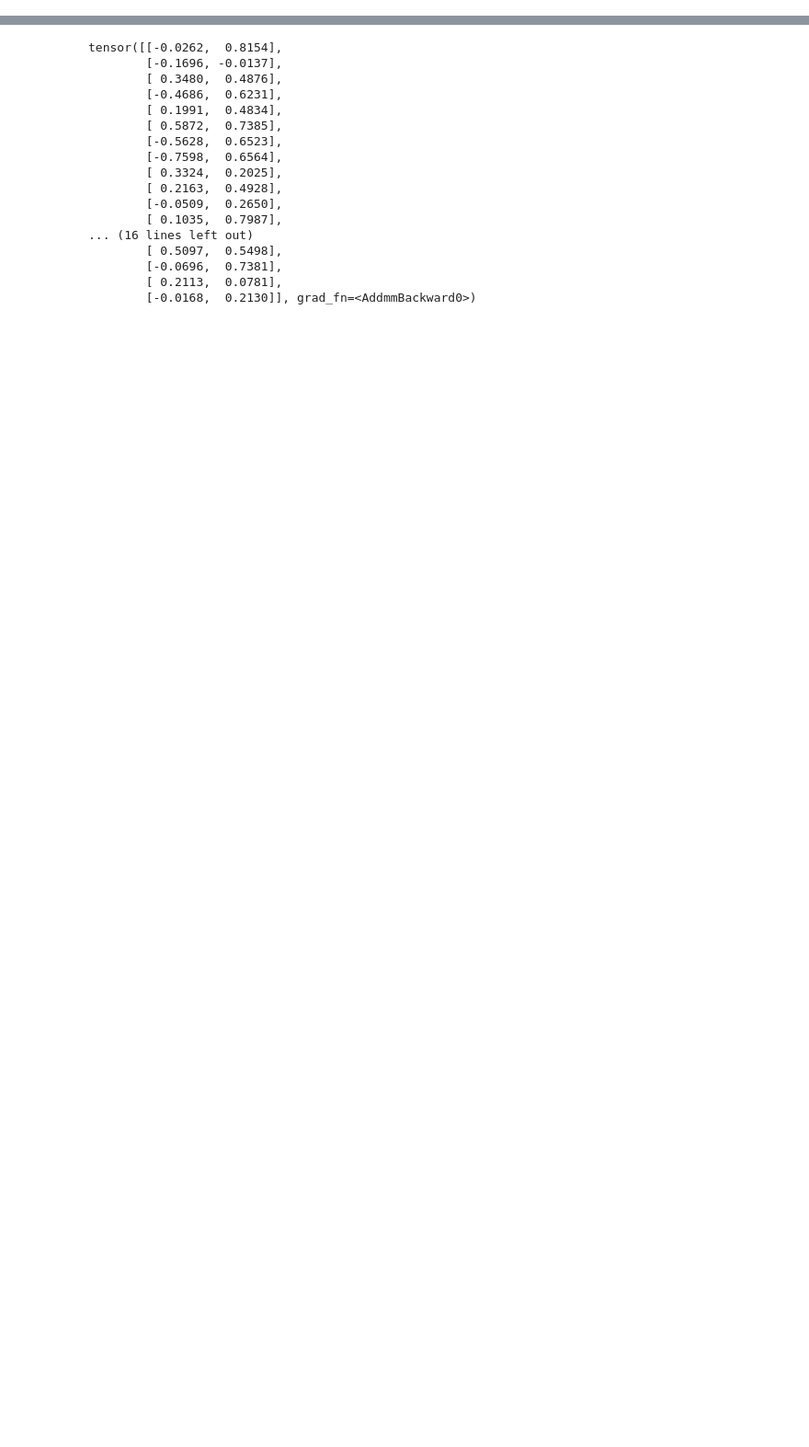
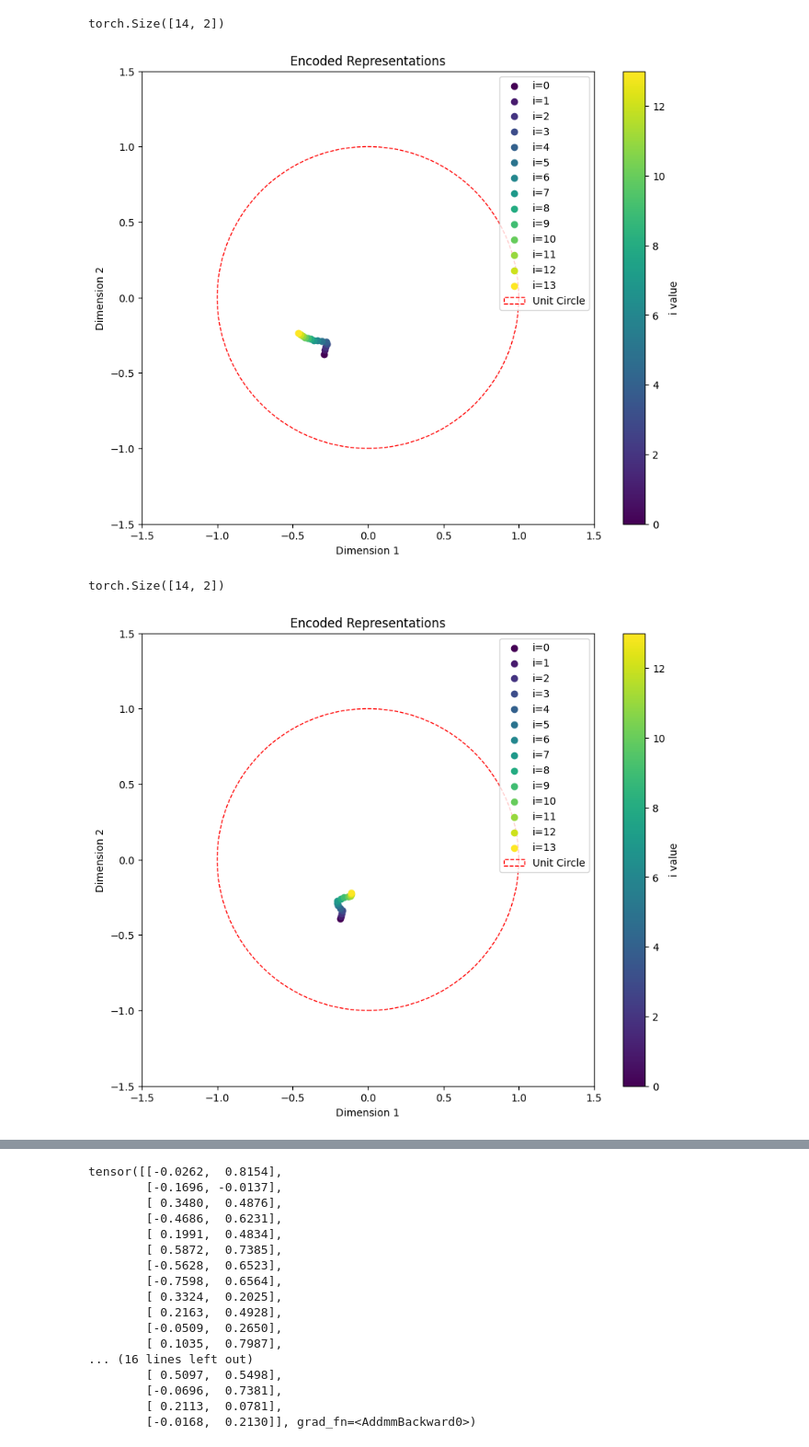
Before and after one commit to YongweiChe/hyperbolic-gcrl, a Jupyter notebook: SetViz.ipynb, the cells around one changed output, grey strips where cells are left out. Shown at 92% size. Drawn from its saved outputs; the diff is of its cells as text; code cells hidden in the pictures; blank space fills up the shorter version.

Commit message:
add set experiments

```diff
--- a/SetViz.ipynb
+++ b/SetViz.ipynb
@@ -42,0 +32,24 @@ encoder2.load_state_dict(torch.load(e2_path, map_location=torch.device(device)))
+# %%
+embedding_dim = 2
+
+e1_path = f'models/set_experiment2_hyperbolic_True_epochs_128_temp_0.1_trajectories_10000_order__maze_blocker_embeddingdim_2_gamma_0.1_batch_128_hyp_layers_2_encoder1_epoch_128.pth'
+e2_path = f'models/set_experiment2_hyperbolic_True_epochs_128_temp_0.1_trajectories_10000_order__maze_blocker_embeddingdim_2_gamma_0.1_batch_128_hyp_layers_2_encoder1_epoch_128.pth'
+
+hyperbolic=True
+
+manifold = PoincareBall(c=Curvature(value=1.0, requires_grad=True))
+
+if hyperbolic:
+    encoder1 = HyperbolicDeepSet(input_dim=2, hidden_dim=64, output_dim=embedding_dim, manifold=manifold).to(device)
+    # encoder2 = HyperbolicDeepSet(input_dim=2, hidden_dim=64, output_dim=config.embedding_dim, manifold=manifold).to(device)
+
+else:
+    PC = True
+    encoder1 = DeepSet(input_dim=2, hidden_dim=64, output_dim=embedding_dim).to(device)
+    if PC:
+        encoder1 = PointCloudEncoder(input_dim=2, output_dim=embedding_dim).to(device)
+    # encoder2 = DeepSet(input_dim=2, hidden_dim=64, output_dim=config.embedding_dim).to(device)
+
+encoder1.load_state_dict(torch.load(e1_path, map_location=torch.device(device)))
+
+# encoder2.load_state_dict(torch.load(e2_path, map_location=torch.device(device)))
@@ -127,0 +217,8 @@ torch.Size([25, 2])
+# %%
+for i in range(10):
+    view(i)
+# %% [output]
+torch.Size([14, 2])
+[figure, added]
+torch.Size([14, 2])
+[figure, added]
```
Also changed, not shown: parts of 11 cells of this notebook, 15 other files.
